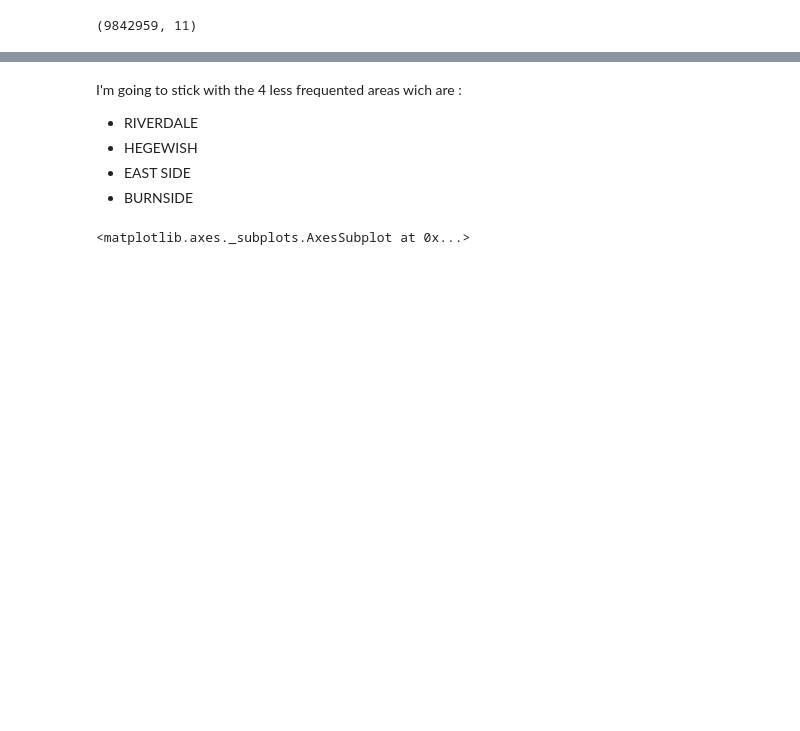
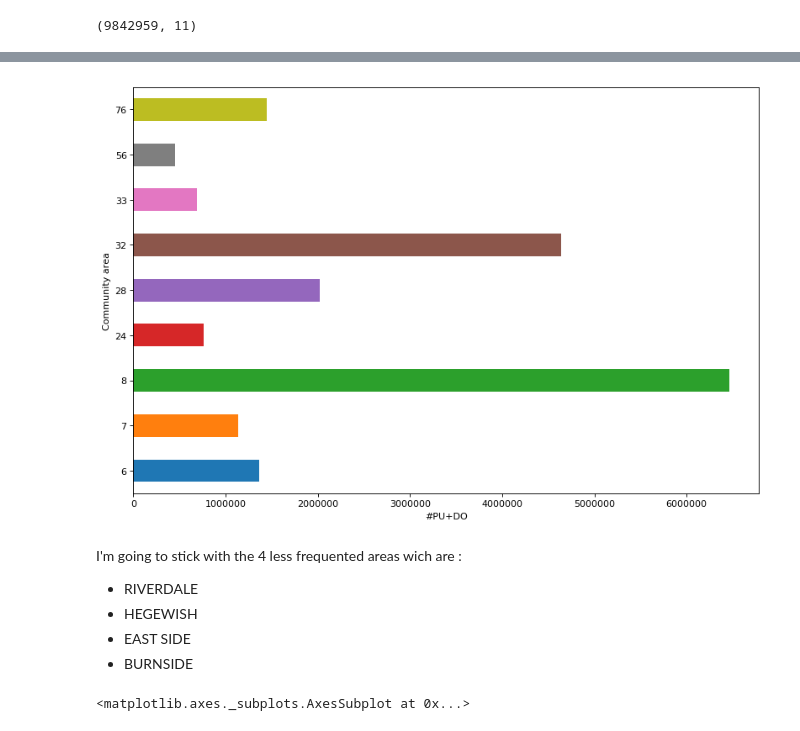
Before and after one commit to pierreschutz/ADA_Project, a Jupyter notebook: taxi_rides.ipynb, the cells around one changed output, grey strips where cells are left out. Saved outputs shown, nothing was run; the diff lists cells and outputs as text; code cells hidden in the pictures; blank space fills up the shorter version.

```diff
--- a/taxi_rides.ipynb
+++ b/taxi_rides.ipynb
@@ -327,3 +343,12 @@ Text(0.5, 0, '#PU+DO')
+# %%
+# Plot the most frequented areas
+plt.figure(figsize=(12, 8), dpi = 80)
+p = main_area_frequency.plot(kind = 'barh')
+p.set_ylabel("Community area")
+p.set_xlabel('#PU+DO')
+plt.show()
+# %% [output]
+[figure, added]
 # %% [markdown]
 I'm going to stick with the 4 less frequented areas wich are :
 - RIVERDALE
```
Also changed, not shown: parts of 37 cells of this notebook, 1 other file.
